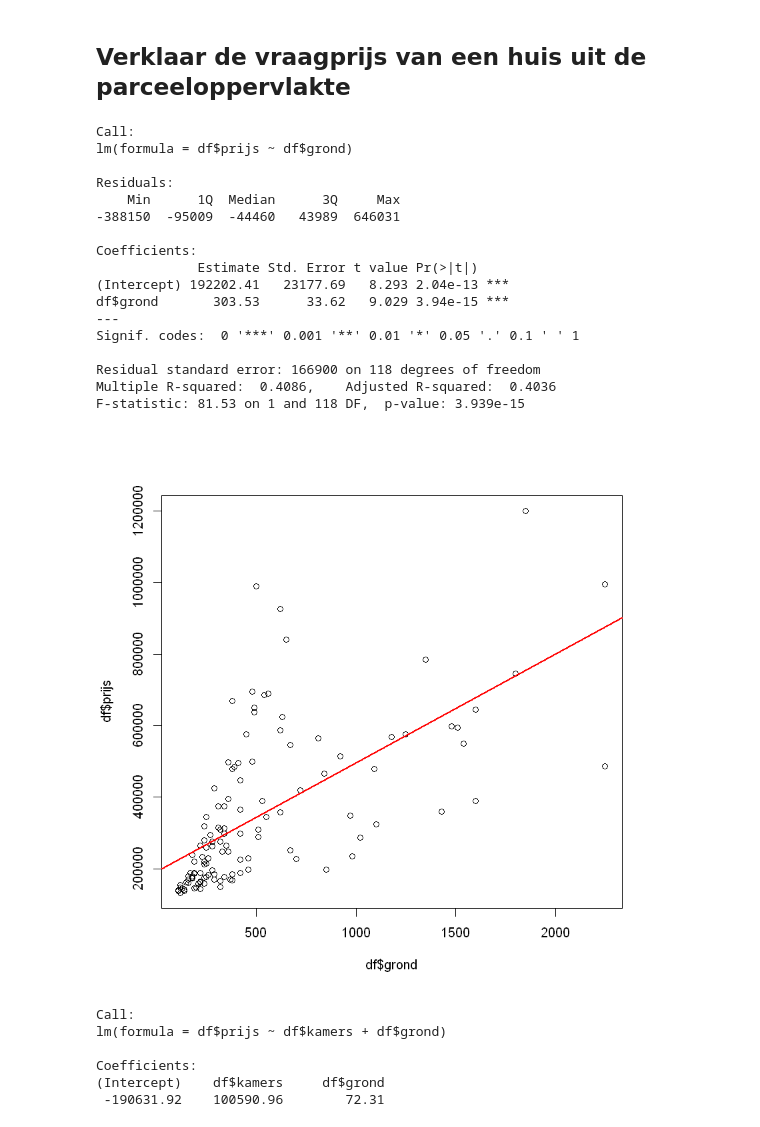
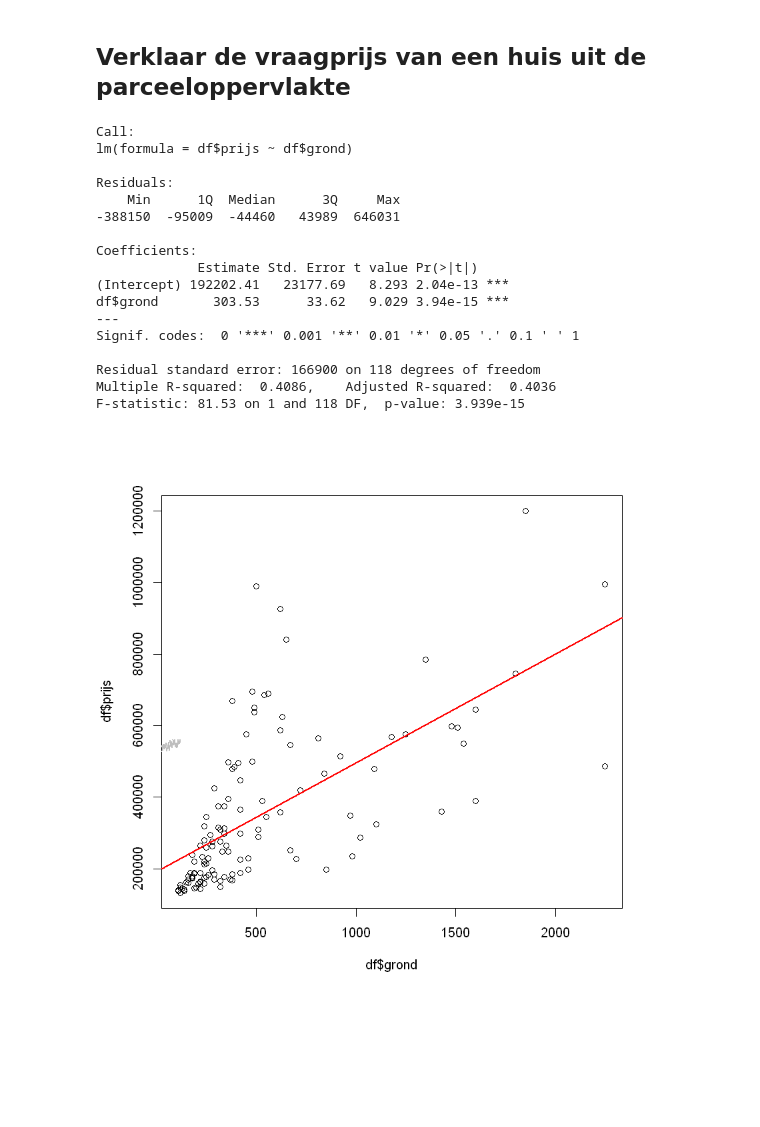
Before and after one commit to darkeclipz/multivariate-statistiek, a Jupyter notebook: TW2_MVS_woningen.ipynb, the cells around one changed output. Drawn from its saved outputs; the diff is of its cells as text; code cells hidden in the pictures; blank space fills up the shorter version.

```diff
--- a/TW2_MVS_woningen.ipynb
+++ b/TW2_MVS_woningen.ipynb
@@ -86,8 +118,6 @@ F-statistic: 301.4 on 1 and 118 DF,  p-value: < 2.2e-16
 # %%
 fit = lm(df$prijs~df$grond)
 summary(fit)
-plot(df$grond, df$prijs)
-abline(fit, col='red', lw=2)
 # %% [output]
 Call:
 lm(formula = df$prijs ~ df$grond)
@@ -106,13 +136,20 @@ Signif. codes:  0 '***' 0.001 '**' 0.01 '*' 0.05 '.' 0.1 ' ' 1
 Residual standard error: 166900 on 118 degrees of freedom
 Multiple R-squared:  0.4086,    Adjusted R-squared:  0.4036
 F-statistic: 81.53 on 1 and 118 DF,  p-value: 3.939e-15
-[figure, removed]
-# %%
-lm(df$prijs~df$kamers+df$grond)
-# %% [output]
-Call:
-lm(formula = df$prijs ~ df$kamers + df$grond)
-
-Coefficients:
-(Intercept)    df$kamers     df$grond
- -190631.92    100590.96        72.31
+# %%
+se2 = sum(fit$residuals^2) / (n-2)
+SST = sum((df$grond - mean(df$grond))^2)
+su = sqrt(se2) * sqrt(1 + 1/n + (order(df$grond) - mean(df$grond))^2 / SST)
+alpha = 0.05
+t = abs(qt(alpha/2, n-2))
+Yc = fit$coefficients[2] * order(df$grond) + fit$coefficients[1]
+interval.top = Yc + t * su
+interval.bottom = Yc - t * su
+# %%
+plot(df$grond, df$prijs)
+abline(fit, col='red', lw=2)
+lines(interval.top, lty='dashed', lw=2, col='gray')
+lines(interval.bottom, lty='dashed', lw=2, col='gray')
+abline(fit, col='red', lw=2)
+# %% [output]
+[figure, added]
```
Also changed, not shown: parts of 7 cells of this notebook, 3 other files.
